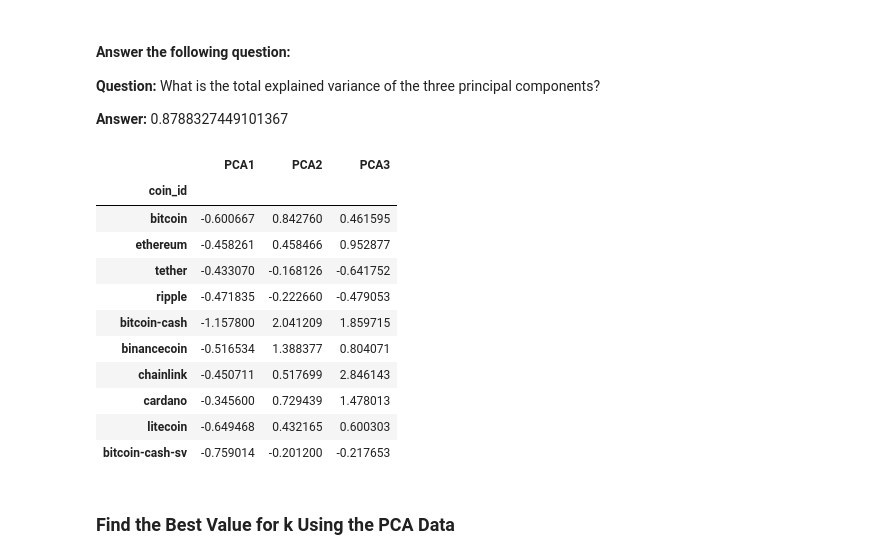
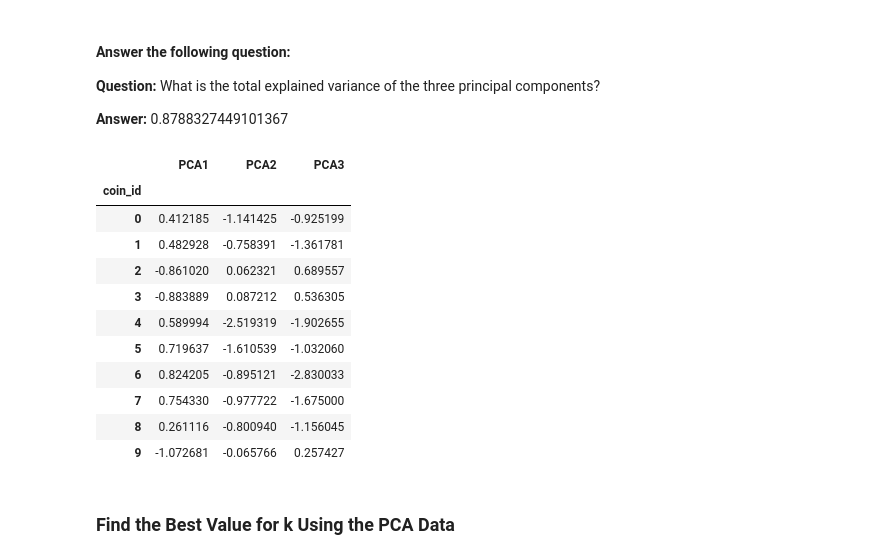
Before and after one commit to Warrens70/CryptoClustering, a Jupyter notebook: Crypto_Clustering.ipynb, the cells around one changed output. Cells and saved outputs as stored; diff of their text form; code cells hidden in the pictures.

```diff
--- a/Crypto_Clustering.ipynb
+++ b/Crypto_Clustering.ipynb
@@ -125,7 +151,7 @@ import plotly.express as px
 ### Cluster Cryptocurrencies with K-means Using the Original Scaled Data.
 # %%
 # Initialize the K-Means model using the best value for k
-k_best_value =5
+k_best_value =4
 kmeans = KMeans(n_clusters= k_best_value, random_state=1)
 # %%
 # Fit the K-Means model using the scaled data
@@ -217,30 +244,35 @@ print(total_explained_variance)
 # %%
 # Create a new DataFrame with the PCA data.
 # Note: The code for this step is provided for you
 
+
 # Creating a DataFrame with the PCA data
-
+market_data_pca_df=pd.DataFrame(
+    pca_transformed_data,
+    columns=["PCA1","PCA2","PCA3"]
+)
 
 # Copy the crypto names from the original data
-
+market_data_pca_df["coin_id"]=market_data_pca_df.index
 
 # Set the coinid column as index
-
+market_data_pca_df=market_data_pca_df.set_index('coin_id')
 
 # Display sample data
+market_data_pca_df.head(10)
 # %% [output]
 |  | PCA1 | PCA2 | PCA3 |
 | coin_id |  |  |  |
-| bitcoin | -0.600667 | 0.842760 | 0.461595 |
-| ethereum | -0.458261 | 0.458466 | 0.952877 |
-| tether | -0.433070 | -0.168126 | -0.641752 |
-| ripple | -0.471835 | -0.222660 | -0.479053 |
-| bitcoin-cash | -1.157800 | 2.041209 | 1.859715 |
-| binancecoin | -0.516534 | 1.388377 | 0.804071 |
-| chainlink | -0.450711 | 0.517699 | 2.846143 |
-| cardano | -0.345600 | 0.729439 | 1.478013 |
-| litecoin | -0.649468 | 0.432165 | 0.600303 |
-| bitcoin-cash-sv | -0.759014 | -0.201200 | -0.217653 |
+| 0 | 0.412185 | -1.141425 | -0.925199 |
+| 1 | 0.482928 | -0.758391 | -1.361781 |
+| 2 | -0.861020 | 0.062321 | 0.689557 |
+| 3 | -0.883889 | 0.087212 | 0.536305 |
+| 4 | 0.589994 | -2.519319 | -1.902655 |
+| 5 | 0.719637 | -1.610539 | -1.032060 |
+| 6 | 0.824205 | -0.895121 | -2.830033 |
+| 7 | 0.754330 | -0.977722 | -1.675000 |
+| 8 | 0.261116 | -0.800940 | -1.156045 |
+| 9 | -1.072681 | -0.065766 | 0.257427 |
 # %% [markdown]
 ### Find the Best Value for k Using the PCA Data
 # %%
```
Also changed, not shown: parts of 14 cells of this notebook.
